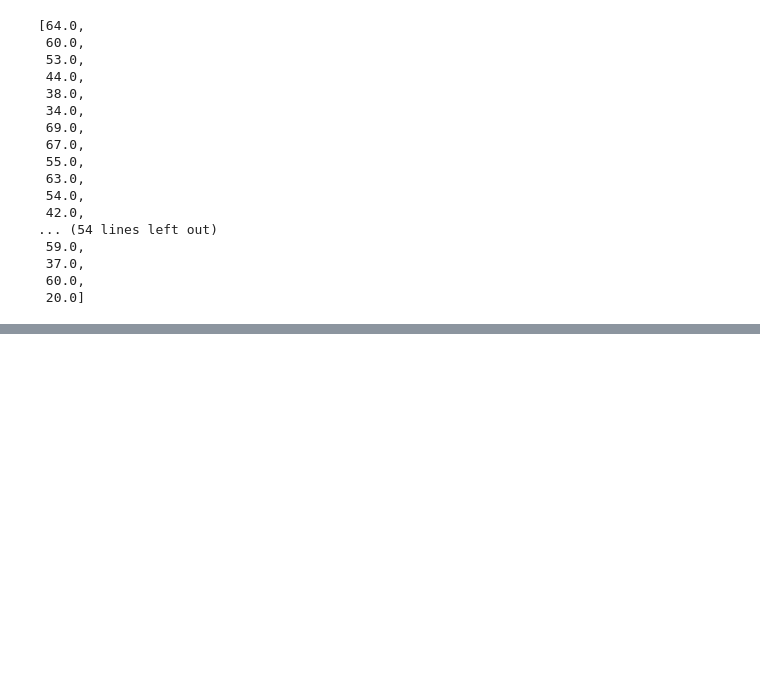
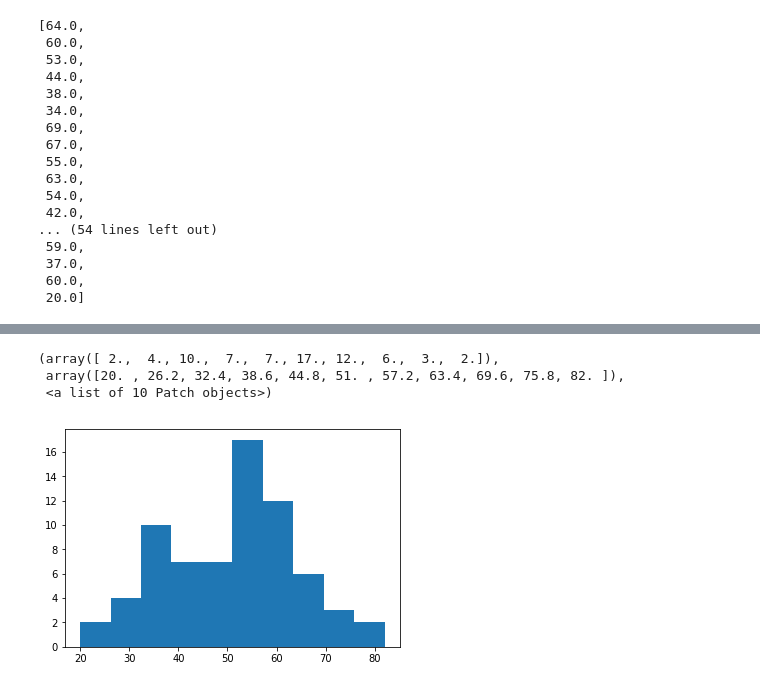
Before and after one commit to apwai/COGS108_Final_Project, a Jupyter notebook: Final-Project.ipynb, the cells around one changed output, grey strips where cells are left out. Cells and saved outputs as stored; diff of their text form; code cells hidden in the pictures; blank space fills up the shorter version.

```diff
--- a/Final-Project.ipynb
+++ b/Final-Project.ipynb
@@ -178,0 +191,8 @@ temp_tie
+# %%
+# temp_tie histogram
+plt.hist(df[df["home_w_l_t"] == "TIE"]["weather_temperature"])
+# %% [output]
+(array([ 2.,  4., 10.,  7.,  7., 17., 12.,  6.,  3.,  2.]),
+ array([20. , 26.2, 32.4, 38.6, 44.8, 51. , 57.2, 63.4, 69.6, 75.8, 82. ]),
+ <a list of 10 Patch objects>)
+[figure, added]
```
Also changed, not shown: parts of 6 cells of this notebook.
